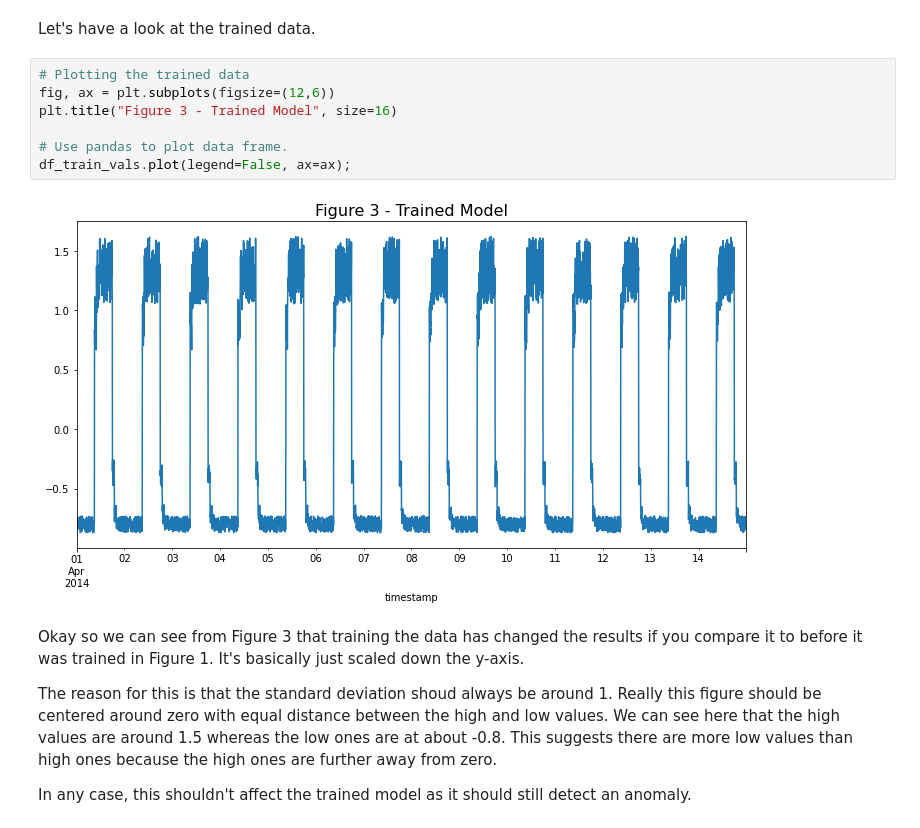
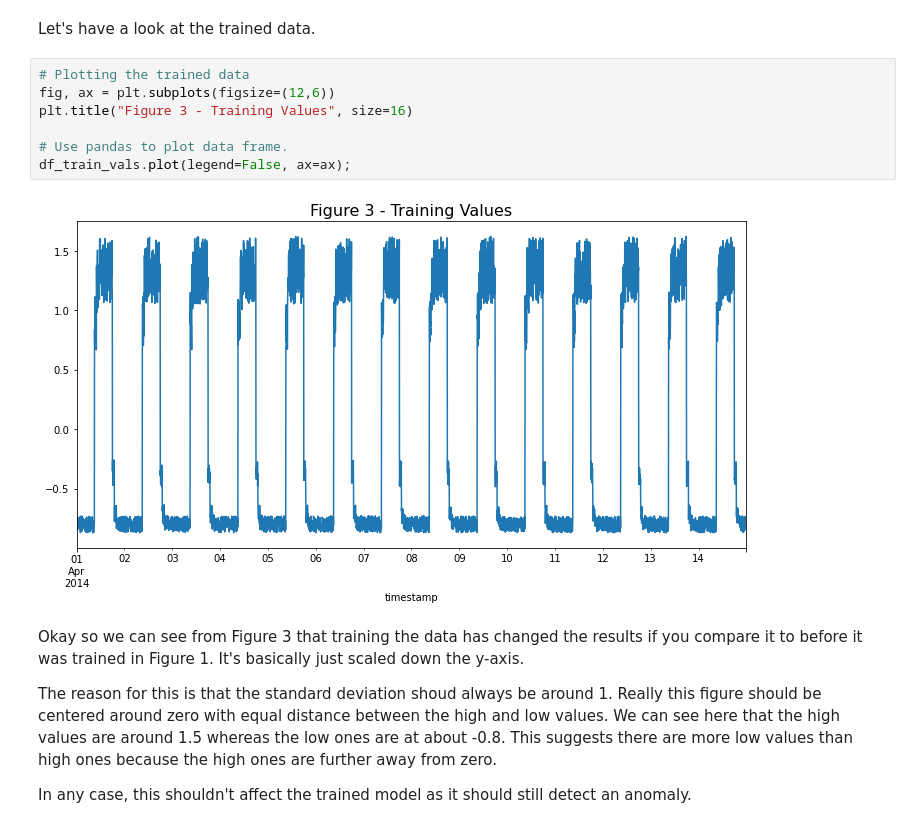
Before and after one commit to SarahMcN25/machine_stastics_assessment, a Jupyter notebook: anomaly-detection.ipynb, the cells around one changed output. Cells and saved outputs as stored; diff of their text form.

```diff
--- a/anomaly-detection.ipynb
+++ b/anomaly-detection.ipynb
@@ -368,12 +368,12 @@ Let's have a look at the trained data.
 # %%
 # Plotting the trained data
 fig, ax = plt.subplots(figsize=(12,6))
-plt.title("Figure 3 - Trained Model", size=16)
+plt.title("Figure 3 - Training Values", size=16)
 
 # Use pandas to plot data frame.
 df_train_vals.plot(legend=False, ax=ax);
 # %% [output]
-[figure, old version]
+[figure, new version]
 # %% [markdown]
 Okay so we can see from Figure 3 that training the data has changed the results if you compare it to before it was trained in Figure 1. It's basically just scaled down the y-axis.
 
```
Also changed, not shown: parts of 37 cells of this notebook.
